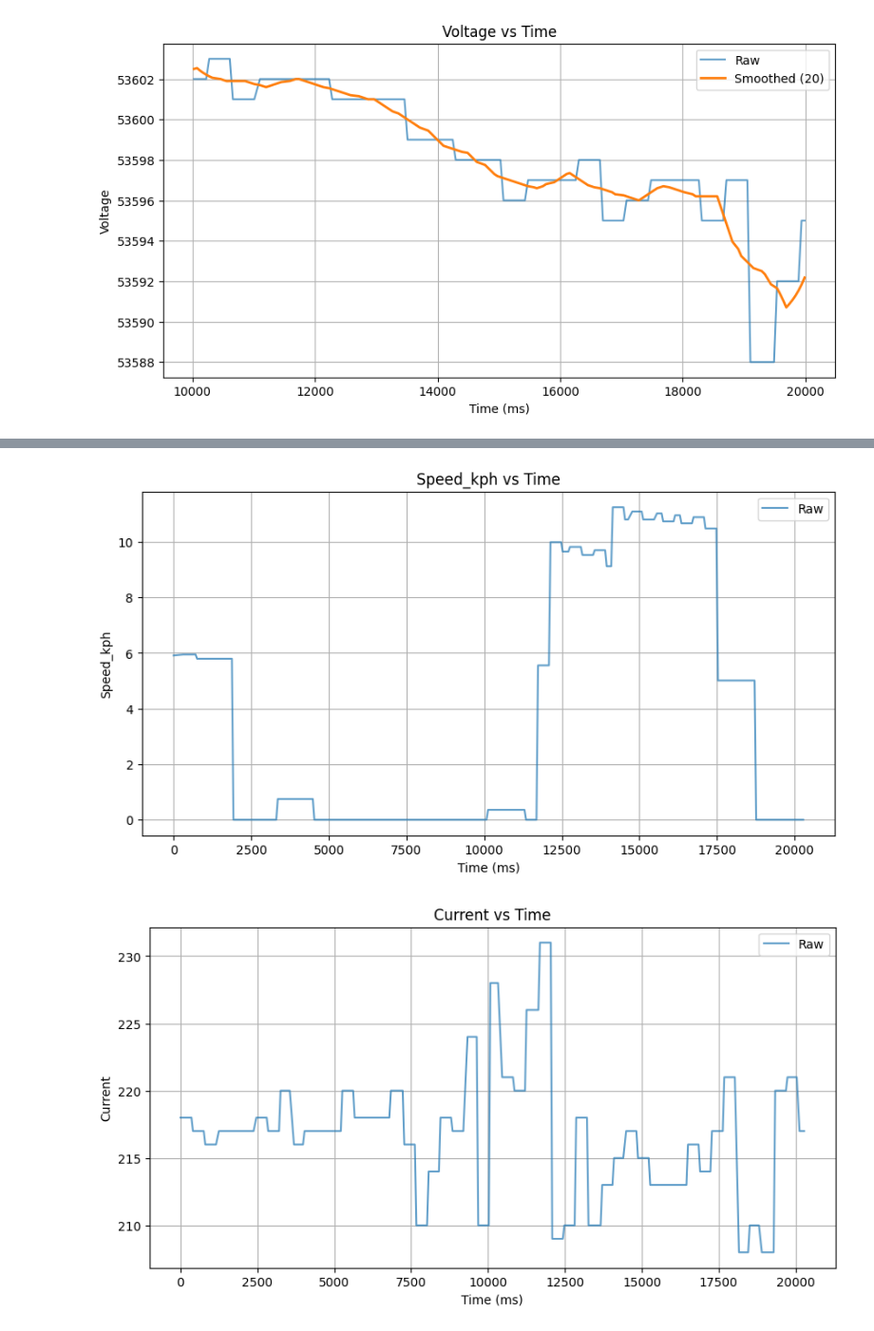
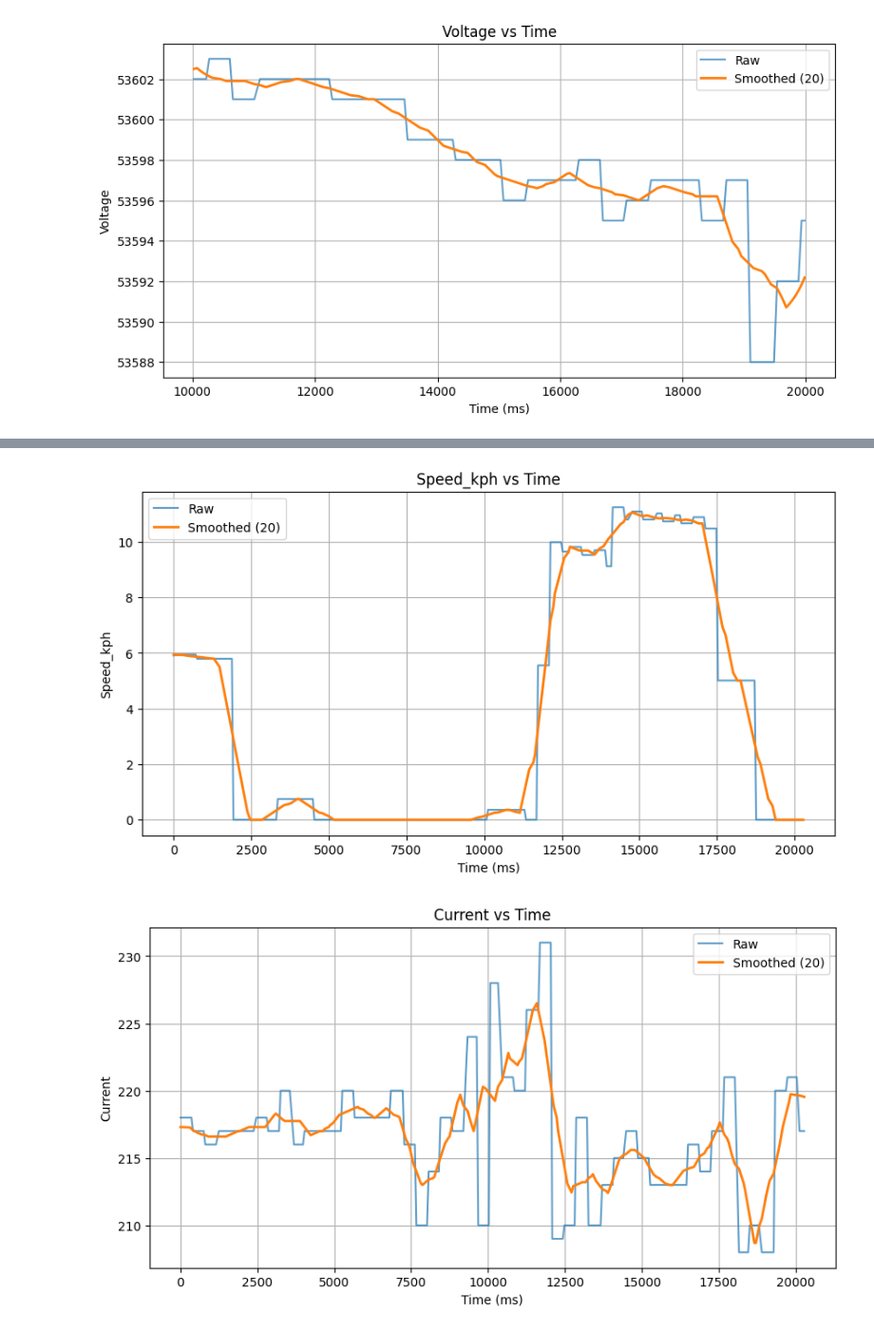
Before and after one commit to KalebACC/UOSM-CleanTelemProcess, a Jupyter notebook: Plotting.ipynb, the cells around one changed output, grey strips where cells are left out. Shown at 95% size. Drawn from its saved outputs; the diff is of its cells as text; code cells hidden in the pictures.

```diff
--- a/Plotting.ipynb
+++ b/Plotting.ipynb
@@ -19,5 +19,6 @@ plotter.plot_single("Voltage", smooth_window=20, start_time=10000, end_time=2000
 # %% [output]
 [figure]
 # %%
-plotter.plot_all()
+# Plot all columns
+plotter.plot_all(smooth_window=20)
 # %% [output]
@@ -25,2 +26,2 @@ plotter.plot_all()
-[figure, old version]
+[figure, new version]
-[figure, old version]
+[figure, new version]
```
Also changed, not shown: parts of 2 cells of this notebook.
